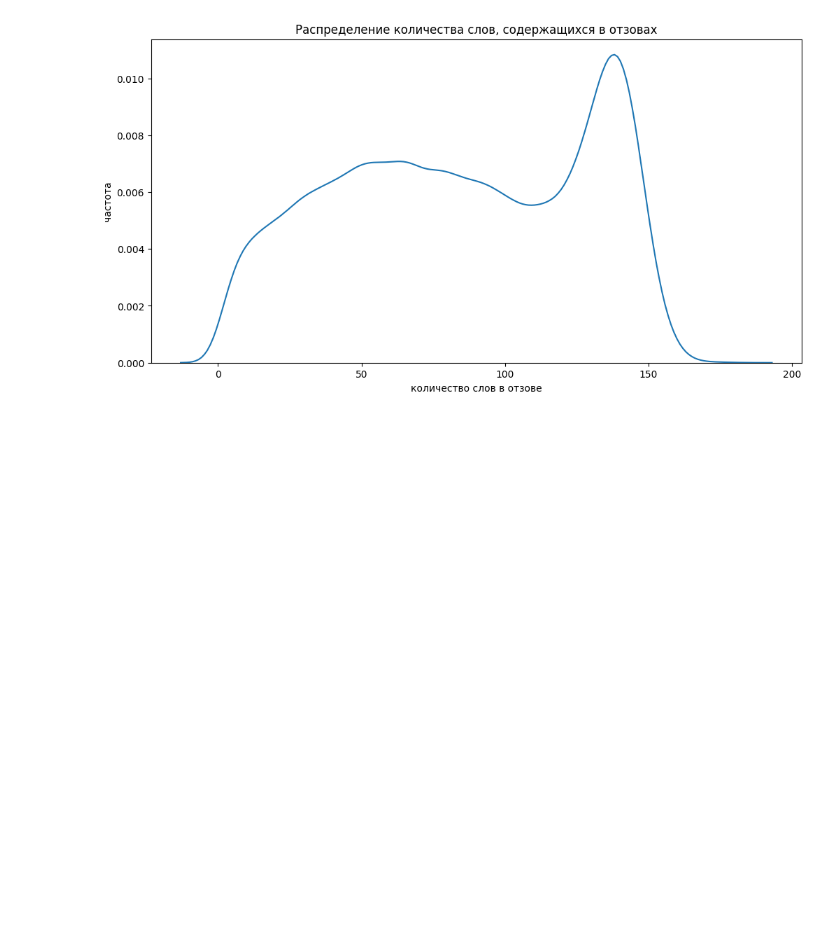
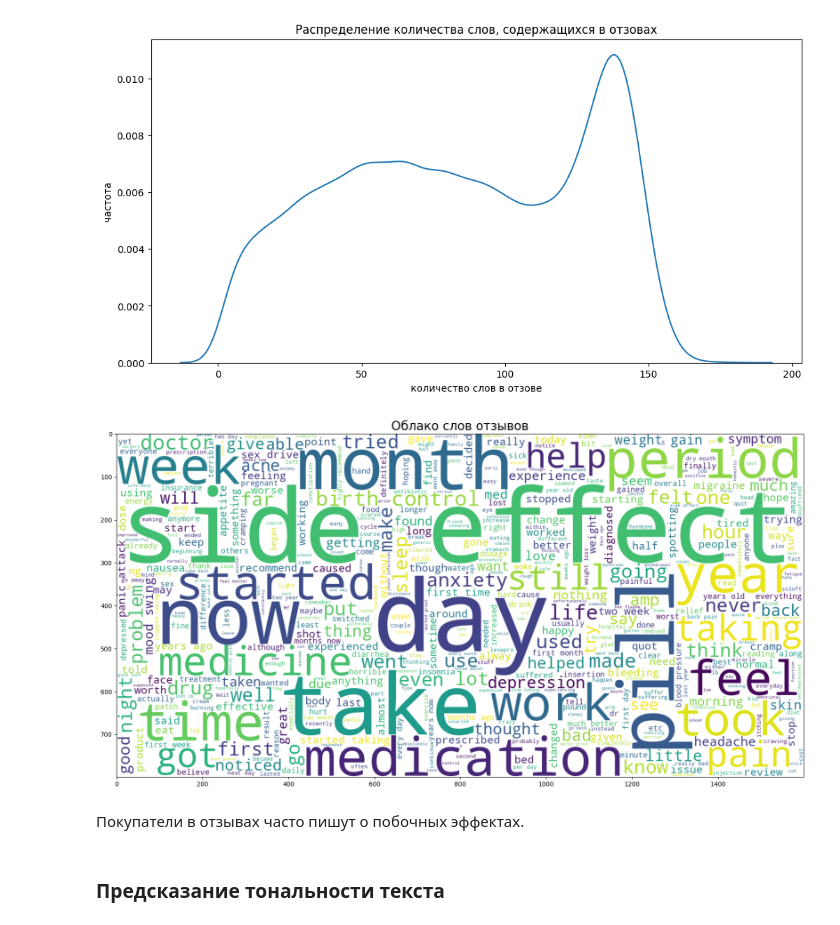
Before and after one commit to serguntsov/DRUG_FEEDBACK_NLP, a Jupyter notebook: MediSentiment.ipynb, the cells around one changed output. Saved outputs shown, nothing was run; the diff lists cells and outputs as text; code cells hidden in the pictures; blank space fills up the shorter version.

```diff
--- a/MediSentiment.ipynb
+++ b/MediSentiment.ipynb
@@ -261,3 +280,16 @@ set_summarization_text(drugs_data, 'review')
 get_stats_hist(drugs_data, 'review')
 # %% [output]
 [figure]
+# %%
+plt.figure(figsize=(20,20))
+wc=WordCloud(max_words=500, width=1600, height=800, background_color='white').generate(" ".join(drugs_data.review))
+plt.imshow(wc,interpolation='bilinear')
+plt.title('Облако слов отзывов',fontsize=20)
+
+plt.show()
+# %% [output]
+[figure, added]
+# %% [markdown]
+Покупатели в отзывах часто пишут о побочных эффектах.
+# %% [markdown]
+### Предсказание тональности текста
```
Also changed, not shown: parts of 6 cells of this notebook.
